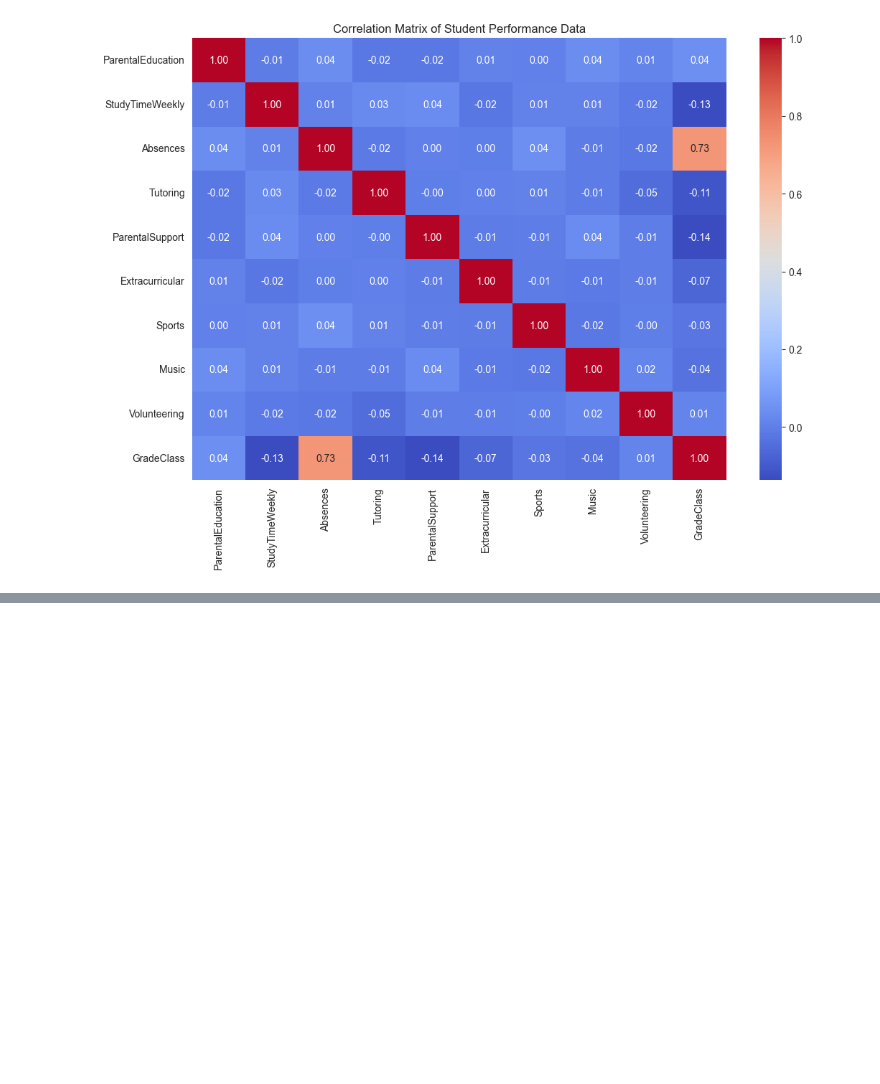
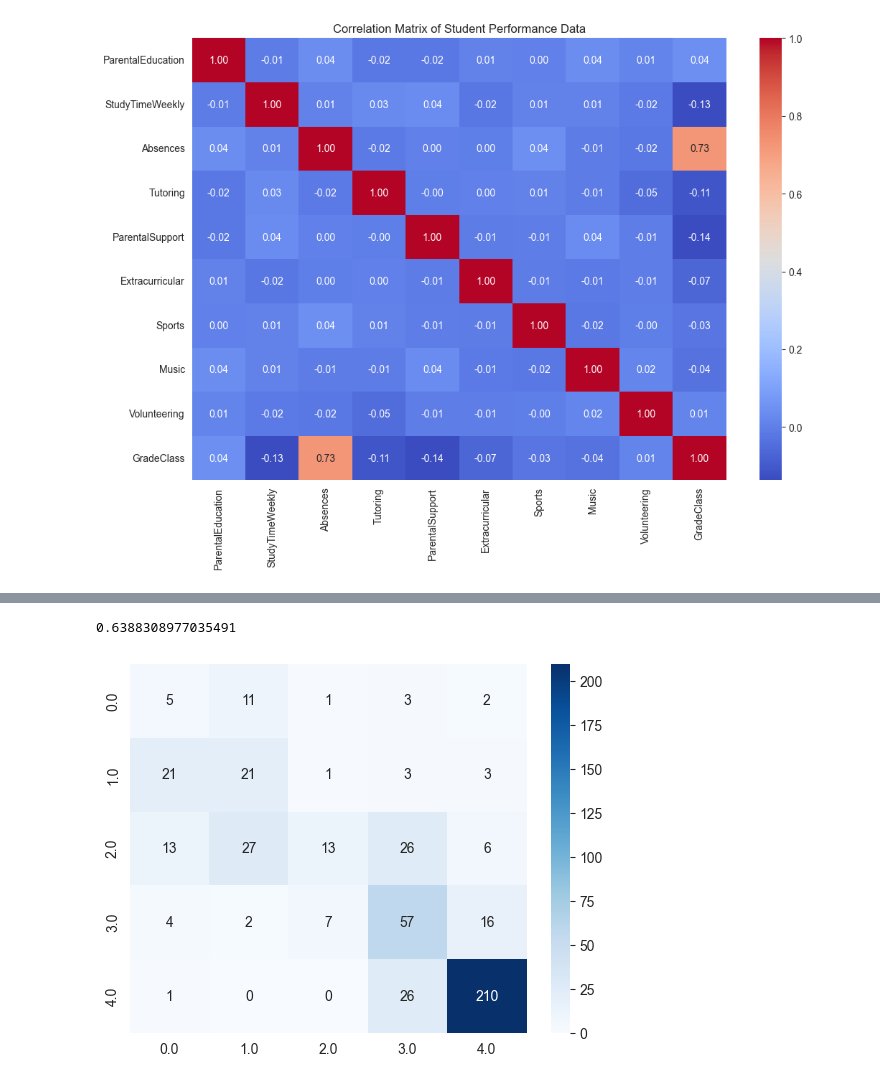
Before and after one commit to hoangcanthi/INM-701-coursework-group-Viet-Hoang-Pham---Jakub-Wochniak, a Jupyter notebook: Main.ipynb, the cells around one changed output, grey strips where cells are left out. Drawn from its saved outputs; the diff is of its cells as text; code cells hidden in the pictures; blank space fills up the shorter version.

Commit message:
Implemented baisc logistic regression, yet to find optimal parameters for it.

```diff
--- a/Main.ipynb
+++ b/Main.ipynb
@@ -199,0 +201,19 @@ memory usage: 333.7 KB
+# %%
+#Creating The Model
+
+from sklearn.metrics import confusion_matrix
+from sklearn.linear_model import LogisticRegression
+
+model = LogisticRegression(penalty='l2', tol=0.1, solver='sag', random_state=42, max_iter=1000) #model is always multinomial
+model.fit(X_resampled, y_resampled)
+prediction = model.predict(X_test)
+print(model.score(X_test, y_test))
+
+cm = confusion_matrix(y_test, prediction)
+sns.heatmap(cm, annot=True, fmt='d', xticklabels=model.classes_, yticklabels=model.classes_, cmap='Blues')
+plt.show()
+
+#
+# %% [output]
+0.6388308977035491
+[figure, added]
```
Also changed, not shown: parts of 4 cells of this notebook.
